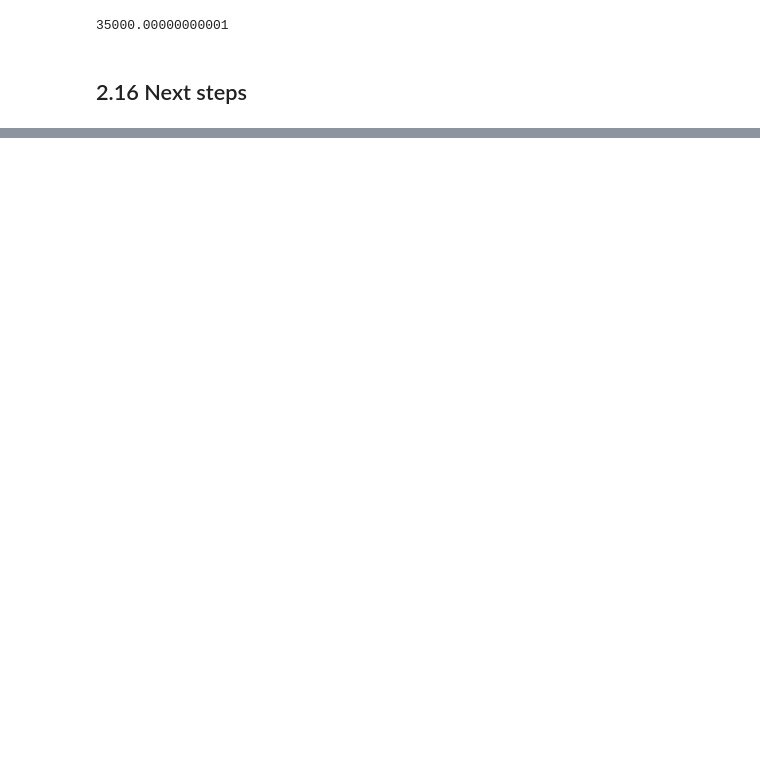
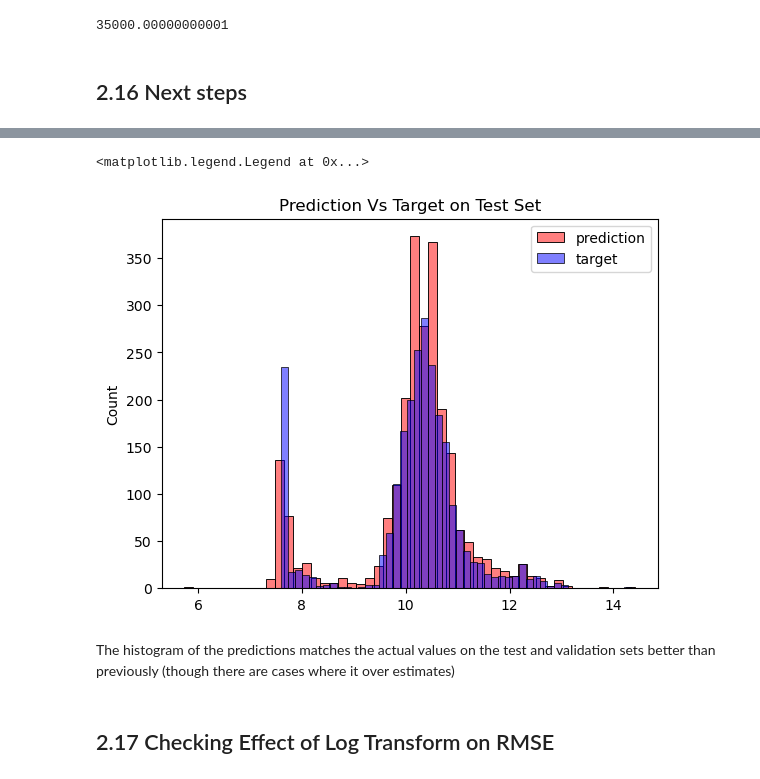
Before and after one commit to wgb-10/ML-Zoomcamp-2022, a Jupyter notebook: Session-Projects/02-Regression/my-notebook.ipynb, the cells around one changed output, grey strips where cells are left out. Cells and saved outputs as stored; diff of their text form; code cells hidden in the pictures; blank space fills up the shorter version.

```diff
--- a/Session-Projects/02-Regression/my-notebook.ipynb
+++ b/Session-Projects/02-Regression/my-notebook.ipynb
@@ -943,0 +1129,12 @@ Other projects
+# %%
+sns.histplot(y_pred, label='prediction', color='red', alpha=0.5, bins=50)
+sns.histplot(y_test, label='target', color='blue',  alpha=0.5, bins=50)
+plt.title('Prediction Vs Target on Test Set')
+plt.legend()
+# %% [output]
+<matplotlib.legend.Legend at 0x...>
+[figure, added]
+# %% [markdown]
+The histogram of the predictions matches the actual values on the test and validation sets better than previously (though there are cases where it over estimates)
+# %% [markdown]
+## 2.17 Checking Effect of Log Transform on RMSE
```
Also changed, not shown: parts of 44 cells of this notebook.
